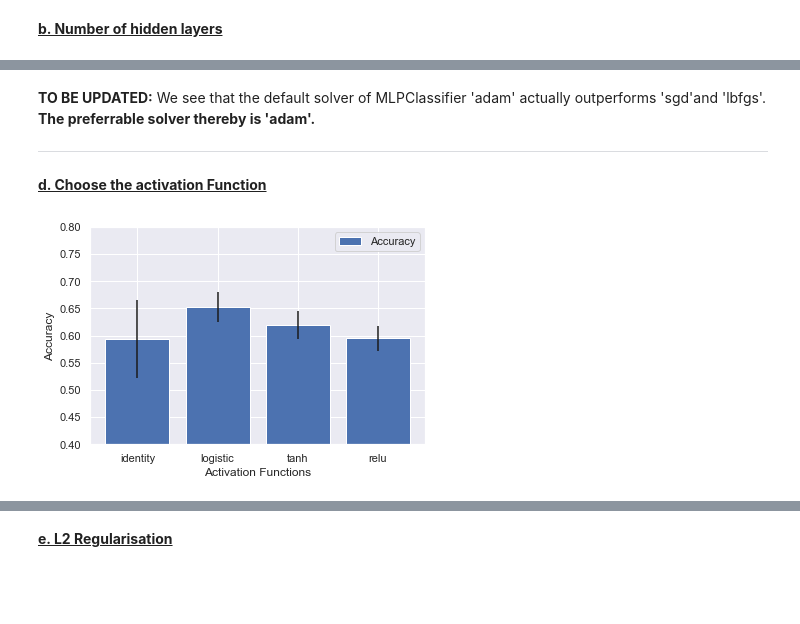
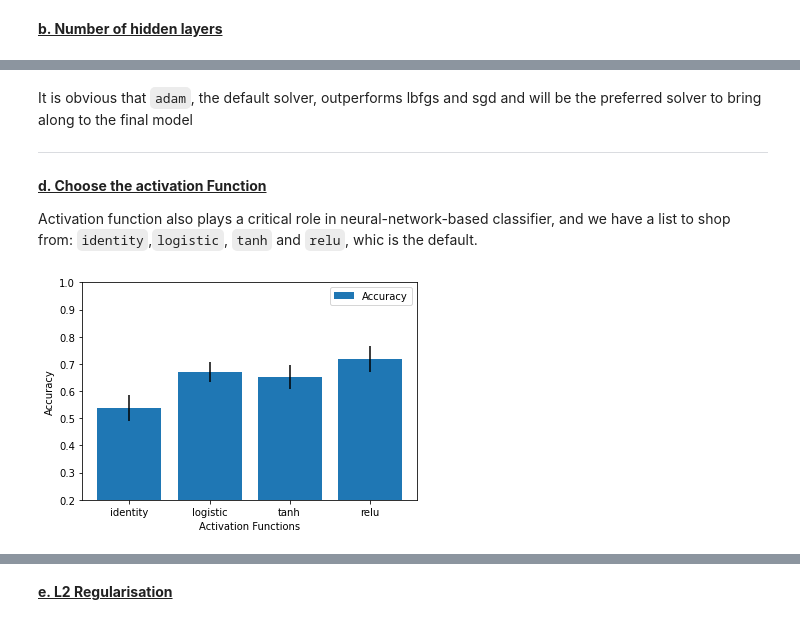
Before and after one commit to walthersy/NSW-house-price, a Jupyter notebook: Ken - Main Notebook COPY.ipynb, the cells around one changed output, grey strips where cells are left out. Drawn from its saved outputs; the diff is of its cells as text; code cells hidden in the pictures; blank space fills up the shorter version.

```diff
--- a/Ken - Main Notebook COPY.ipynb
+++ b/Ken - Main Notebook COPY.ipynb
@@ -1312,12 +1116,12 @@ In the default model, the number of hidden units were 100 and we had some overfi
 cv_scores = []
 cv_scores_std = []
 
-hidden_units_no = [[10],[50],[100],[150]]
+hidden_units_no = [[10],[25],[50],[75],[100],[125],[150]]
 
 for i in hidden_units_no:
     mlpc = MLPClassifier(hidden_layer_sizes=i, random_state=44)
     scores = cross_val_score(mlpc, X, y, scoring='accuracy',
-                             cv=StratifiedKFold(n_splits=5, shuffle=True, random_state=123))
+                             cv=StratifiedKFold(n_splits=10, shuffle=True, random_state=123))
     cv_scores.append(scores.mean())
     cv_scores_std.append(scores.std())
 # %%
@@ -1356,9 +1161,9 @@ Since we already suspect the complexity of the model causes overfitting, we're d
 # %%
-# Try a MLP model with two hidden layers, 100 units each
-mplc = MLPClassifier (hidden_layer_sizes=[[10],[50],[100],[150], [50,50]], random_state=44)
+# Try a MLP model with two hidden layers, 100 units each (default)
+mplc = MLPClassifier (hidden_layer_sizes=[100,100], random_state=44)
 
 scores = cross_val_score(mlpc, X, y, scoring='accuracy',
-                         cv=StratifiedKFold(n_splits=5, shuffle=True, random_state=123),
+                         cv=StratifiedKFold(n_splits=10, shuffle=True, random_state=123),
                          verbose=1)
 # %% [output]
 [Parallel(n_jobs=1)]: Using backend SequentialBackend with 1 concurrent workers.
@@ -1393,7 +1202,7 @@ solvers = ['lbfgs','sgd', 'adam']
 for i in solvers:
     mlpc = MLPClassifier(solver=i, random_state=44)
     scores = cross_val_score(mlpc, X, y, scoring='accuracy',
-                             cv=StratifiedKFold(n_splits=5, shuffle=True, random_state=123))
+                             cv=StratifiedKFold(n_splits=10, shuffle=True, random_state=123))
     cv_scores.append(scores.mean())
     cv_scores_std.append(scores.std())
 # %% [output]
@@ -1436,12 +1245,14 @@ Best accuracy score: 0.5951
 Best solver: adam
 # %% [markdown]
-**TO BE UPDATED:** We see that the default solver of MLPClassifier 'adam' actually outperforms 'sgd'and 'lbfgs'.  **The preferrable solver thereby is 'adam'.**
+It is obvious that `adam`, the default solver, outperforms lbfgs and sgd and will be the preferred solver to bring along to the final model
 
 ----
 # %% [markdown]
 **<u>d. Choose the activation Function</u>**
+
+Activation function also plays a critical role in neural-network-based classifier, and we have a list to shop from: `identity`,`logistic`, `tanh` and `relu`, whic is the default.
 # %%
-# Try different activation functions with chosen solver 'adam'
+# Try different activation functions
 cv_scores = []
 cv_scores_std = []
 activations = ['identity','logistic','tanh','relu']
@@ -1449,19 +1260,19 @@ activations = ['identity','logistic','tanh','relu']
 for a in activations:
     mlpc = MLPClassifier(activation=a, random_state=44)
     scores = cross_val_score(mlpc, X, y, scoring='accuracy',
-                             cv=StratifiedKFold(n_splits=5, shuffle=True, random_state=123))
+                             cv=StratifiedKFold(n_splits=10, shuffle=True, random_state=123))
     cv_scores.append(scores.mean())
     cv_scores_std.append(scores.std())
 # %%
 # Plot accuracy against activation fuction
 plt.bar(activations, cv_scores, yerr=cv_scores_std, label='Accuracy')
 plt.xlabel('Activation Functions')
-plt.ylim([0.4, 0.8])
+plt.ylim([0.2, 1])
 plt.ylabel('Accuracy')
 plt.legend(loc='best')
 plt.show()
 # %% [output]
-[figure, old version]
+[figure, new version]
 # %%
 # Define the optimal activation function for later use
 tuned_score = max(cv_scores)
```
Also changed, not shown: parts of 98 cells of this notebook.
